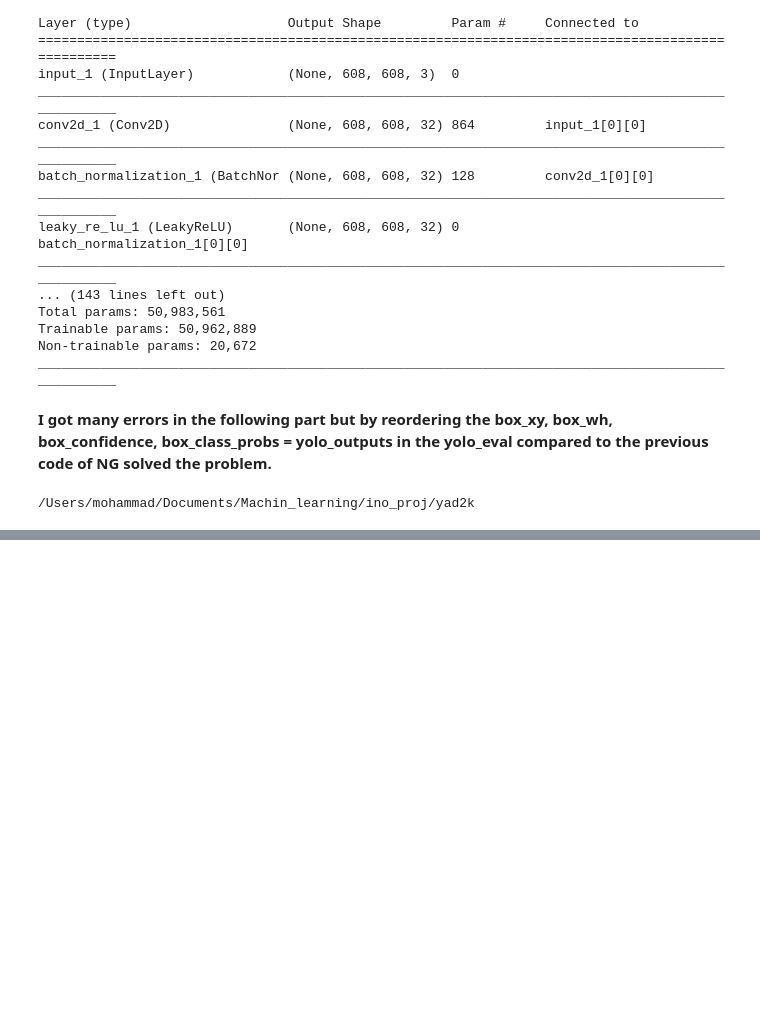
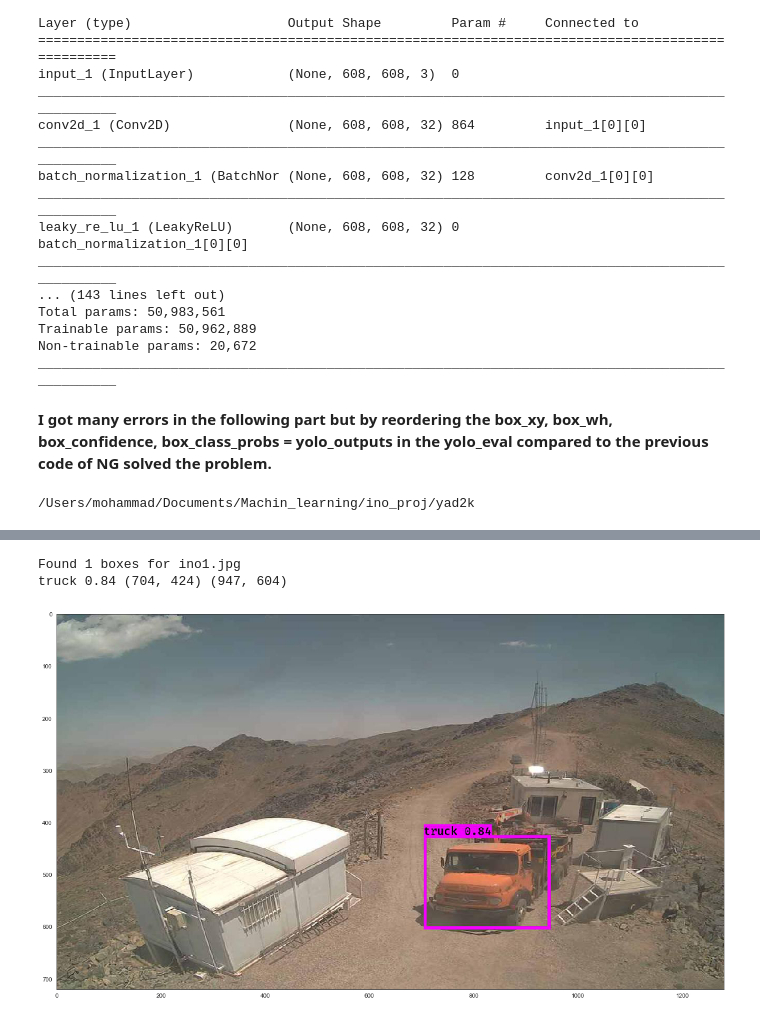
Before and after one commit to mzhoolideh/INO, a Jupyter notebook: obj_det.ipynb, the cells around one changed output, grey strips where cells are left out. Cells and saved outputs as stored; diff of their text form; code cells hidden in the pictures; blank space fills up the shorter version.

```diff
--- a/obj_det.ipynb
+++ b/obj_det.ipynb
@@ -305,0 +290,13 @@ person 0.79 (985, 289) (1210, 663)
+# %%
+plt.figure(figsize=(20,14))
+import matplotlib.pyplot
+image_name = 'ino1.jpg'
+img_reshape(image_name, 1280,720)
+#content_image = matplotlib.pyplot.imread("images/ino1.jpg")
+#print(content_image.shape)
+#imshow(content_image);
+out_scores, out_boxes, out_classes = predict(sess, "ino1.jpg")
+# %% [output]
+Found 1 boxes for ino1.jpg
+truck 0.84 (704, 424) (947, 604)
+[figure, added]
```
Also changed, not shown: parts of 38 cells of this notebook.
